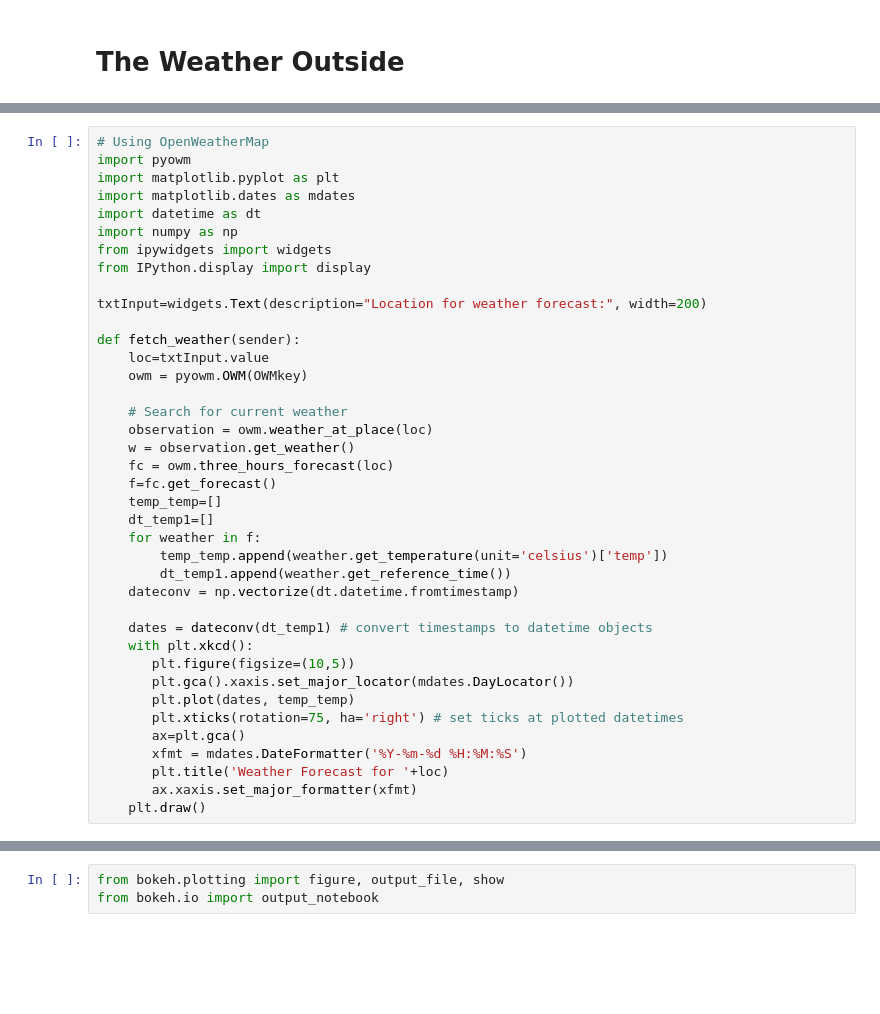
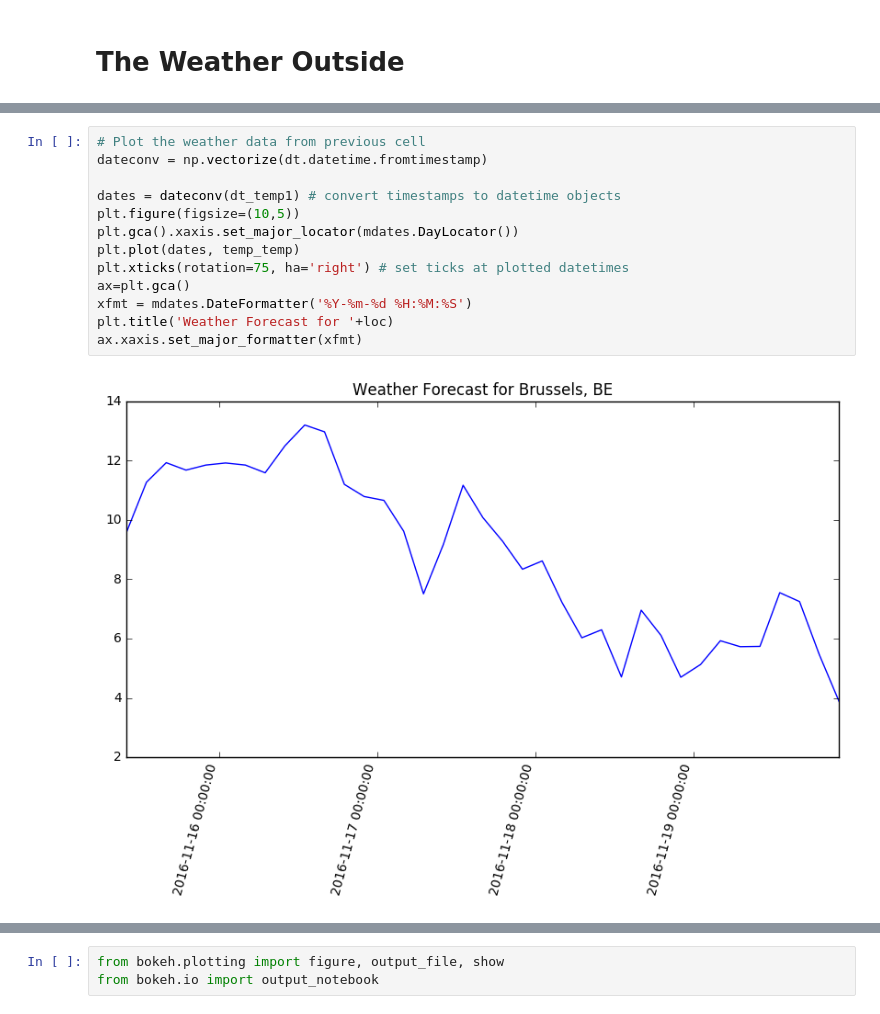
Before and after one commit to data-henrik/idug2016_interactive_db2_reports, a Jupyter notebook: 20161115_IDUG_InteractiveReports.ipynb, the cells around one changed output, grey strips where cells are left out. Saved outputs shown, nothing was run; the diff lists cells and outputs as text; blank space fills up the shorter version.

```diff
--- a/20161115_IDUG_InteractiveReports.ipynb
+++ b/20161115_IDUG_InteractiveReports.ipynb
@@ -192,39 +184,15 @@ Forecast for Brussels, BE
 # %%
-# Using OpenWeatherMap
-import pyowm
-import matplotlib.pyplot as plt
-import matplotlib.dates as mdates
-import datetime as dt
-import numpy as np
-from ipywidgets import widgets
-from IPython.display import display
+# Plot the weather data from previous cell
+dateconv = np.vectorize(dt.datetime.fromtimestamp)
 
-txtInput=widgets.Text(description="Location for weather forecast:", width=200)
-
-def fetch_weather(sender):
-    loc=txtInput.value
-    owm = pyowm.OWM(OWMkey)
-
-    # Search for current weather
-    observation = owm.weather_at_place(loc)
-    w = observation.get_weather()
-    fc = owm.three_hours_forecast(loc)
-    f=fc.get_forecast()
-    temp_temp=[]
-    dt_temp1=[]
-    for weather in f:
-        temp_temp.append(weather.get_temperature(unit='celsius')['temp'])
-        dt_temp1.append(weather.get_reference_time())
-    dateconv = np.vectorize(dt.datetime.fromtimestamp)
-
-    dates = dateconv(dt_temp1) # convert timestamps to datetime objects
-    with plt.xkcd():
-       plt.figure(figsize=(10,5))
-       plt.gca().xaxis.set_major_locator(mdates.DayLocator())
-       plt.plot(dates, temp_temp)
-       plt.xticks(rotation=75, ha='right') # set ticks at plotted datetimes
-       ax=plt.gca()
-       xfmt = mdates.DateFormatter('%Y-%m-%d %H:%M:%S')
-       plt.title('Weather Forecast for '+loc)
-       ax.xaxis.set_major_formatter(xfmt)
-    plt.draw()
+dates = dateconv(dt_temp1) # convert timestamps to datetime objects
+plt.figure(figsize=(10,5))
+plt.gca().xaxis.set_major_locator(mdates.DayLocator())
+plt.plot(dates, temp_temp)
+plt.xticks(rotation=75, ha='right') # set ticks at plotted datetimes
+ax=plt.gca()
+xfmt = mdates.DateFormatter('%Y-%m-%d %H:%M:%S')
+plt.title('Weather Forecast for '+loc)
+ax.xaxis.set_major_formatter(xfmt)
+# %% [output]
+[figure, added]
```
Also changed, not shown: parts of 23 cells of this notebook.
